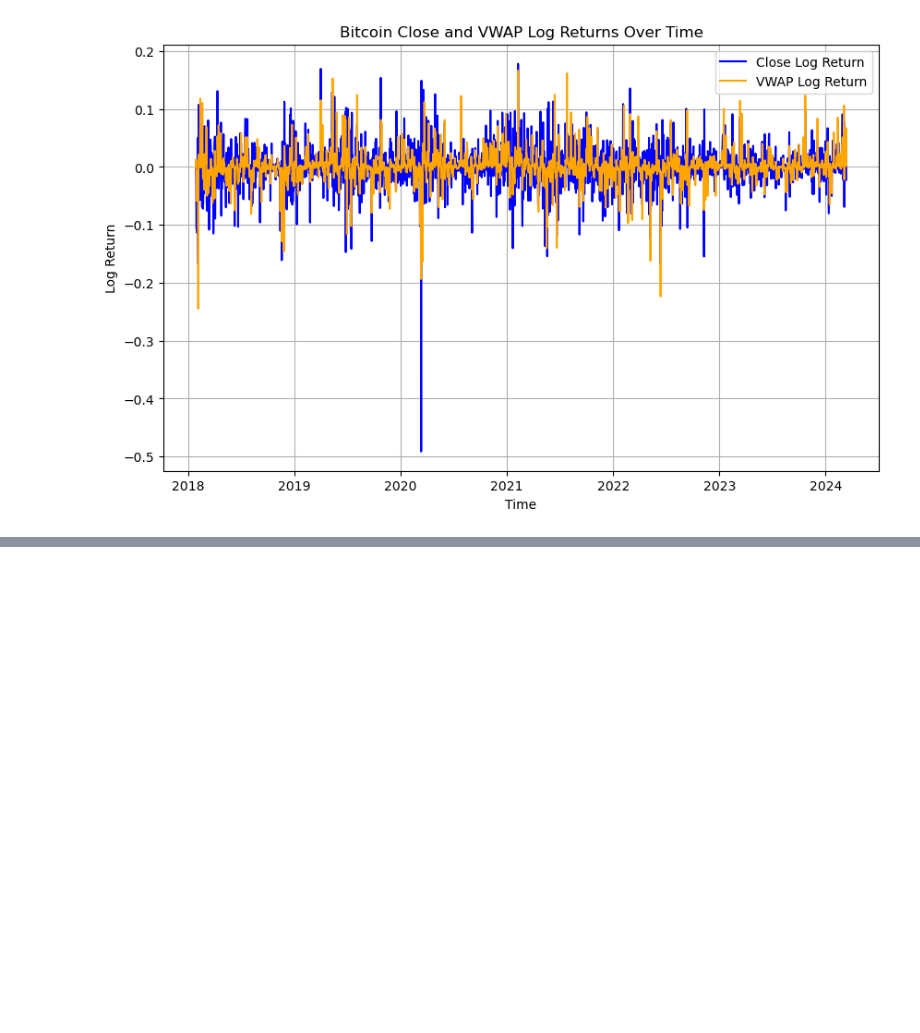
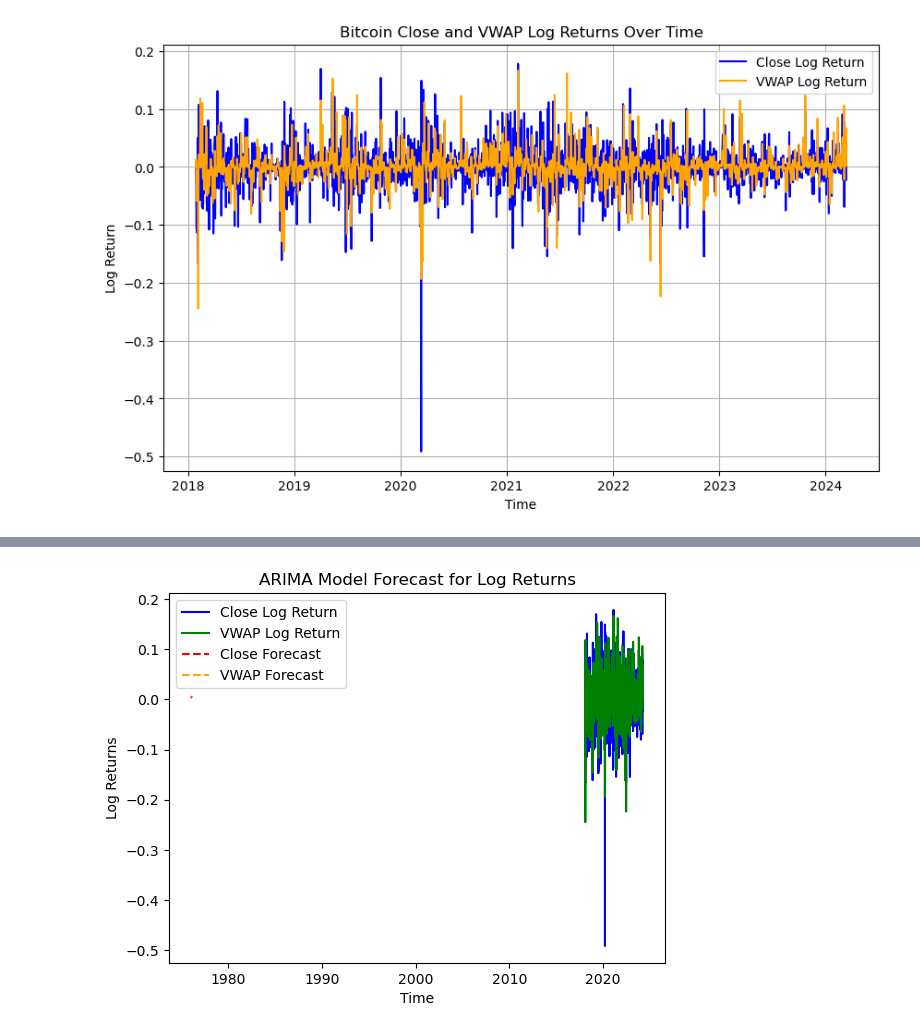
Before and after one commit to Shash23/Federal-Data-Research, a Jupyter notebook: fed_research.ipynb, the cells around one changed output, grey strips where cells are left out. Saved outputs shown, nothing was run; the diff lists cells and outputs as text; code cells hidden in the pictures; blank space fills up the shorter version.

```diff
--- a/fed_research.ipynb
+++ b/fed_research.ipynb
@@ -294,0 +347,22 @@ plt.show()
+# %%
+# Forecasting for 'Close' log returns
+forecast_steps = 10  # Replace with the number of steps you want to forecast
+forecast_close = results_close.get_forecast(steps=forecast_steps)
+forecast_mean_close = forecast_close.predicted_mean
+
+# Forecasting for 'VWAP' log returns
+forecast_vwap = results_vwap.get_forecast(steps=forecast_steps)
+forecast_mean_vwap = forecast_vwap.predicted_mean
+# %%
+# Plot original log returns, fitted values, and forecast for 'Close' and 'VWAP'
+plt.plot(log_returns_df['time'], log_returns_df['Close_Log_Return'], label='Close Log Return', color='blue')
+plt.plot(log_returns_df['time'], log_returns_df['VWAP_Log_Return'], label='VWAP Log Return', color='green')
+plt.plot(forecast_mean_close.index, forecast_mean_close, color='red', linestyle='--', label='Close Forecast')
+plt.plot(forecast_mean_vwap.index, forecast_mean_vwap, color='orange', linestyle='--', label='VWAP Forecast')
+plt.title('ARIMA Model Forecast for Log Returns')
+plt.xlabel('Time')
+plt.ylabel('Log Returns')
+plt.legend()
+plt.show()
+# %% [output]
+[figure, added]
```
Also changed, not shown: parts of 6 cells of this notebook.
